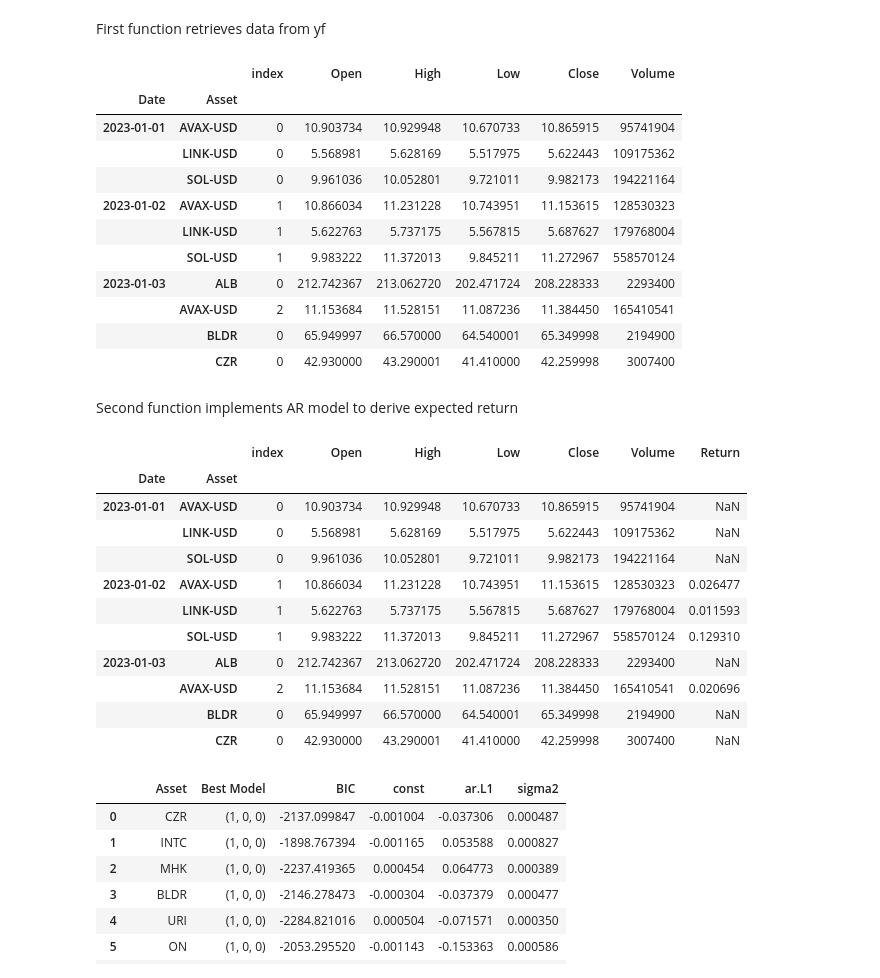
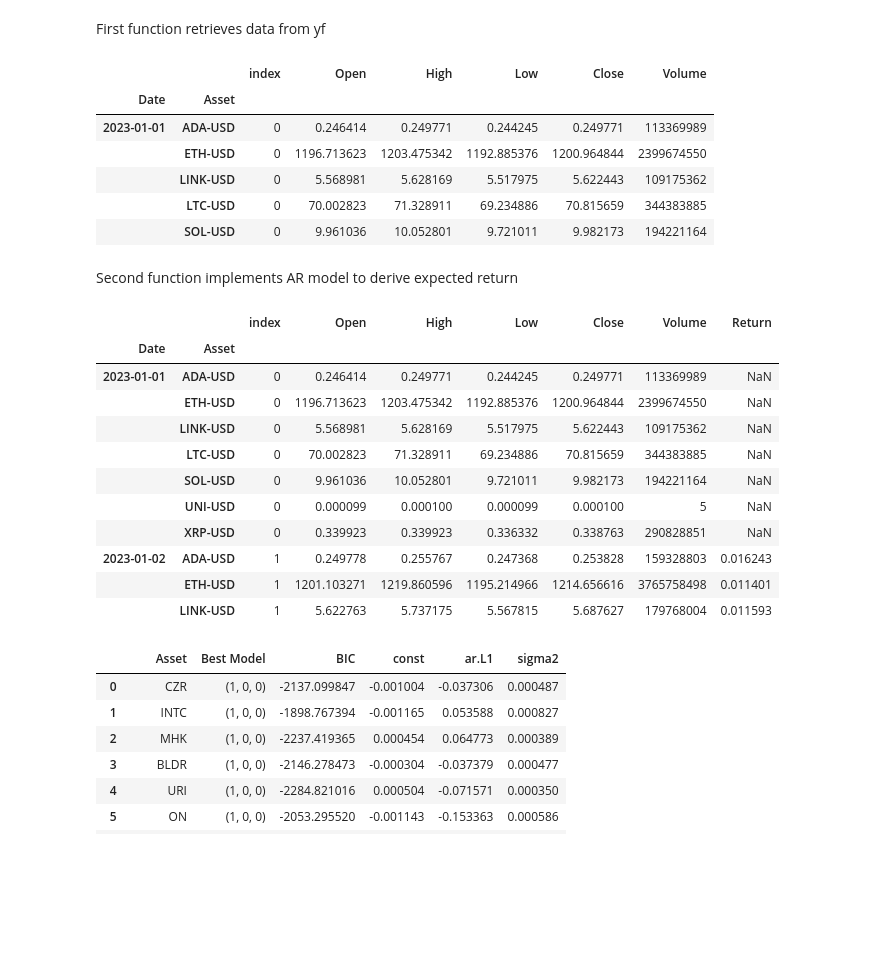
Before and after one commit to shaeanneeu/cryptoto, a Jupyter notebook: notebooks/autotrade_mechanism.ipynb, the cells around one changed output. Saved outputs shown, nothing was run; the diff lists cells and outputs as text; code cells hidden in the pictures; blank space fills up the shorter version.

```diff
--- a/notebooks/autotrade_mechanism.ipynb
+++ b/notebooks/autotrade_mechanism.ipynb
@@ -54,6 +54,7 @@ classname_to_filename = {
     "VolumeSpikeReversal": "volume_spike_reversal",
 }
 
-strategy_map = pd.read_csv("../data/processed/asset_strategies.csv").set_index("asset")
-strategy_map
+#CHANGE FILE HERE
+strategy_map = pd.read_csv("../data/experiments/asset_strategies_2_months_with_tpsl.csv")
+strategy_map.head()
 # %% [output]
@@ -73,0 +68,6 @@ strategy_map
+# %%
+idx= strategy_map.groupby("Asset")["Return [%]"].idxmax()
+best = strategy_map.loc[idx]
+strategy_map_new = best[["Asset", "Weight", "Strategy", "Return [%]"]]
+strategy_map_new = strategy_map_new.set_index("Asset")
+strategy_map_new
@@ -90,22 +109,16 @@ def get_asset_df(strategy_map, start, end):
     df_all = pd.concat(df_list).set_index(["Date", "Asset"]).sort_index()
     return df_all
 # %%
-asset_df = get_asset_df(strategy_map=strategy_map, start="2023-01-01", end="2025-03-01")
-
-asset_df.head(10)
+asset_df = get_asset_df(strategy_map=strategy_map_new, start="2023-01-01", end="2025-03-01")
+asset_df.head()
 # %% [output]
 |  |  | index | Open | High | Low | Close | Volume |
 | Date | Asset |  |  |  |  |  |  |
-| 2023-01-01 | AVAX-USD | 0 | 10.903734 | 10.929948 | 10.670733 | 10.865915 | 95741904 |
+| 2023-01-01 | ADA-USD | 0 | 0.246414 | 0.249771 | 0.244245 | 0.249771 | 113369989 |
+|  | ETH-USD | 0 | 1196.713623 | 1203.475342 | 1192.885376 | 1200.964844 | 2399674550 |
 |  | LINK-USD | 0 | 5.568981 | 5.628169 | 5.517975 | 5.622443 | 109175362 |
+|  | LTC-USD | 0 | 70.002823 | 71.328911 | 69.234886 | 70.815659 | 344383885 |
 |  | SOL-USD | 0 | 9.961036 | 10.052801 | 9.721011 | 9.982173 | 194221164 |
-| 2023-01-02 | AVAX-USD | 1 | 10.866034 | 11.231228 | 10.743951 | 11.153615 | 128530323 |
-|  | LINK-USD | 1 | 5.622763 | 5.737175 | 5.567815 | 5.687627 | 179768004 |
-|  | SOL-USD | 1 | 9.983222 | 11.372013 | 9.845211 | 11.272967 | 558570124 |
-| 2023-01-03 | ALB | 0 | 212.742367 | 213.062720 | 202.471724 | 208.228333 | 2293400 |
-|  | AVAX-USD | 2 | 11.153684 | 11.528151 | 11.087236 | 11.384450 | 165410541 |
-|  | BLDR | 0 | 65.949997 | 66.570000 | 64.540001 | 65.349998 | 2194900 |
-|  | CZR | 0 | 42.930000 | 43.290001 | 41.410000 | 42.259998 | 3007400 |
 # %% [markdown]
 Second function implements AR model to derive expected return
 # %%
@@ -120,16 +133,16 @@ asset_df_with_returns.head(10)
 # %% [output]
 |  |  | index | Open | High | Low | Close | Volume | Return |
 | Date | Asset |  |  |  |  |  |  |  |
-| 2023-01-01 | AVAX-USD | 0 | 10.903734 | 10.929948 | 10.670733 | 10.865915 | 95741904 | NaN |
+| 2023-01-01 | ADA-USD | 0 | 0.246414 | 0.249771 | 0.244245 | 0.249771 | 113369989 | NaN |
+|  | ETH-USD | 0 | 1196.713623 | 1203.475342 | 1192.885376 | 1200.964844 | 2399674550 | NaN |
 |  | LINK-USD | 0 | 5.568981 | 5.628169 | 5.517975 | 5.622443 | 109175362 | NaN |
+|  | LTC-USD | 0 | 70.002823 | 71.328911 | 69.234886 | 70.815659 | 344383885 | NaN |
 |  | SOL-USD | 0 | 9.961036 | 10.052801 | 9.721011 | 9.982173 | 194221164 | NaN |
-| 2023-01-02 | AVAX-USD | 1 | 10.866034 | 11.231228 | 10.743951 | 11.153615 | 128530323 | 0.026477 |
+|  | UNI-USD | 0 | 0.000099 | 0.000100 | 0.000099 | 0.000100 | 5 | NaN |
+|  | XRP-USD | 0 | 0.339923 | 0.339923 | 0.336332 | 0.338763 | 290828851 | NaN |
+| 2023-01-02 | ADA-USD | 1 | 0.249778 | 0.255767 | 0.247368 | 0.253828 | 159328803 | 0.016243 |
+|  | ETH-USD | 1 | 1201.103271 | 1219.860596 | 1195.214966 | 1214.656616 | 3765758498 | 0.011401 |
 |  | LINK-USD | 1 | 5.622763 | 5.737175 | 5.567815 | 5.687627 | 179768004 | 0.011593 |
-|  | SOL-USD | 1 | 9.983222 | 11.372013 | 9.845211 | 11.272967 | 558570124 | 0.129310 |
-| 2023-01-03 | ALB | 0 | 212.742367 | 213.062720 | 202.471724 | 208.228333 | 2293400 | NaN |
-|  | AVAX-USD | 2 | 11.153684 | 11.528151 | 11.087236 | 11.384450 | 165410541 | 0.020696 |
-|  | BLDR | 0 | 65.949997 | 66.570000 | 64.540001 | 65.349998 | 2194900 | NaN |
-|  | CZR | 0 | 42.930000 | 43.290001 | 41.410000 | 42.259998 | 3007400 | NaN |
 # %%
 def generate_expected_returns(data, ar_results):
     """ Calculate expected returns using fitted AR models """
```
Also changed, not shown: parts of 13 cells of this notebook.
